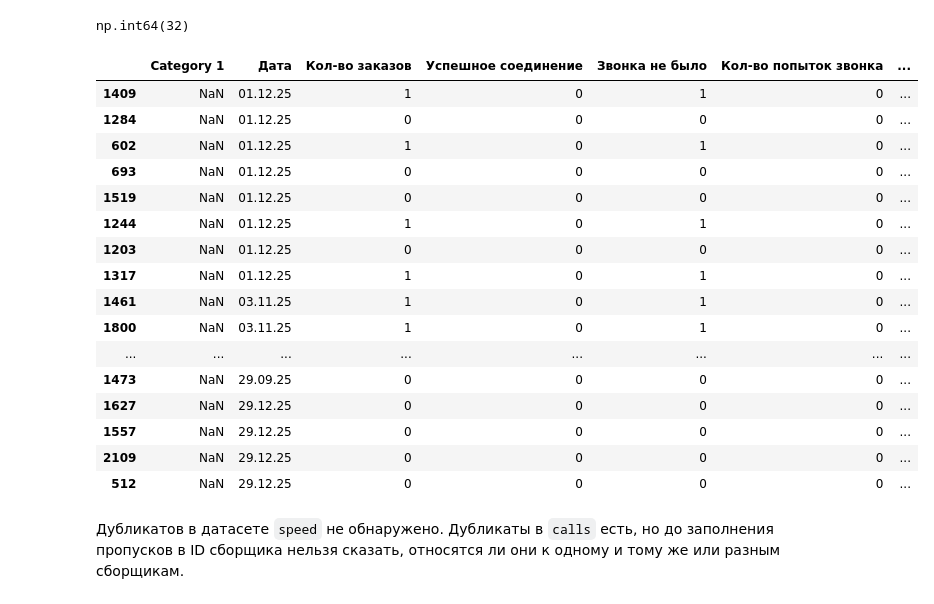
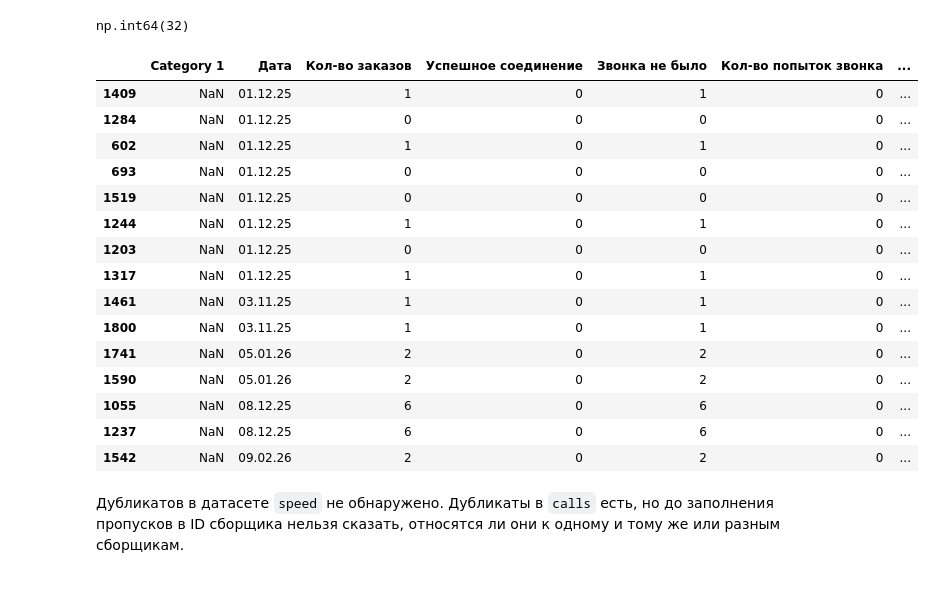
Before and after one commit to Finvaly996/DarkstoreUpsell, a Jupyter notebook: Анализ_связи_данных_апсейла_и_показателей_качества_звонков_и_скорости_сборщиков.ipynb, the cells around one changed output. Saved outputs shown, nothing was run; the diff lists cells and outputs as text; code cells hidden in the pictures.

```diff
--- a/Анализ_связи_данных_апсейла_и_показателей_качества_звонков_и_скорости_сборщиков.ipynb
+++ b/Анализ_связи_данных_апсейла_и_показателей_качества_звонков_и_скорости_сборщиков.ipynb
@@ -287,25 +287,24 @@ calls.duplicated().sum()
 # %% [output]
 np.int64(32)
 # %%
-calls[calls.duplicated(keep=False)].sort_values(by='Дата')
+calls[calls.duplicated(keep=False)].sort_values(by='Дата').head(15)
 # %% [output]
 |  | Category 1 | Дата | Кoл-во заказов | Успешное соединение | Звонка не было | Кол-во попыток звонка | ... |
 | 1409 | NaN | 01.12.25 | 1 | 0 | 1 | 0 | ... |
 | 1284 | NaN | 01.12.25 | 0 | 0 | 0 | 0 | ... |
 | 602 | NaN | 01.12.25 | 1 | 0 | 1 | 0 | ... |
 | 693 | NaN | 01.12.25 | 0 | 0 | 0 | 0 | ... |
 | 1519 | NaN | 01.12.25 | 0 | 0 | 0 | 0 | ... |
 | 1244 | NaN | 01.12.25 | 1 | 0 | 1 | 0 | ... |
 | 1203 | NaN | 01.12.25 | 0 | 0 | 0 | 0 | ... |
 | 1317 | NaN | 01.12.25 | 1 | 0 | 1 | 0 | ... |
 | 1461 | NaN | 03.11.25 | 1 | 0 | 1 | 0 | ... |
 | 1800 | NaN | 03.11.25 | 1 | 0 | 1 | 0 | ... |
-| ... | ... | ... | ... | ... | ... | ... | ... |
-| 1473 | NaN | 29.09.25 | 0 | 0 | 0 | 0 | ... |
-| 1627 | NaN | 29.12.25 | 0 | 0 | 0 | 0 | ... |
-| 1557 | NaN | 29.12.25 | 0 | 0 | 0 | 0 | ... |
-| 2109 | NaN | 29.12.25 | 0 | 0 | 0 | 0 | ... |
-| 512 | NaN | 29.12.25 | 0 | 0 | 0 | 0 | ... |
+| 1741 | NaN | 05.01.26 | 2 | 0 | 2 | 0 | ... |
+| 1590 | NaN | 05.01.26 | 2 | 0 | 2 | 0 | ... |
+| 1055 | NaN | 08.12.25 | 6 | 0 | 6 | 0 | ... |
+| 1237 | NaN | 08.12.25 | 6 | 0 | 6 | 0 | ... |
+| 1542 | NaN | 09.02.26 | 2 | 0 | 2 | 0 | ... |
 # %% [markdown]
 Дубликатов в датасете `speed` не обнаружено. Дубликаты в `calls` есть, но до заполнения пропусков в ID сборщика нельзя сказать, относятся ли они к одному и тому же или разным сборщикам.
 # %% [markdown]
```
